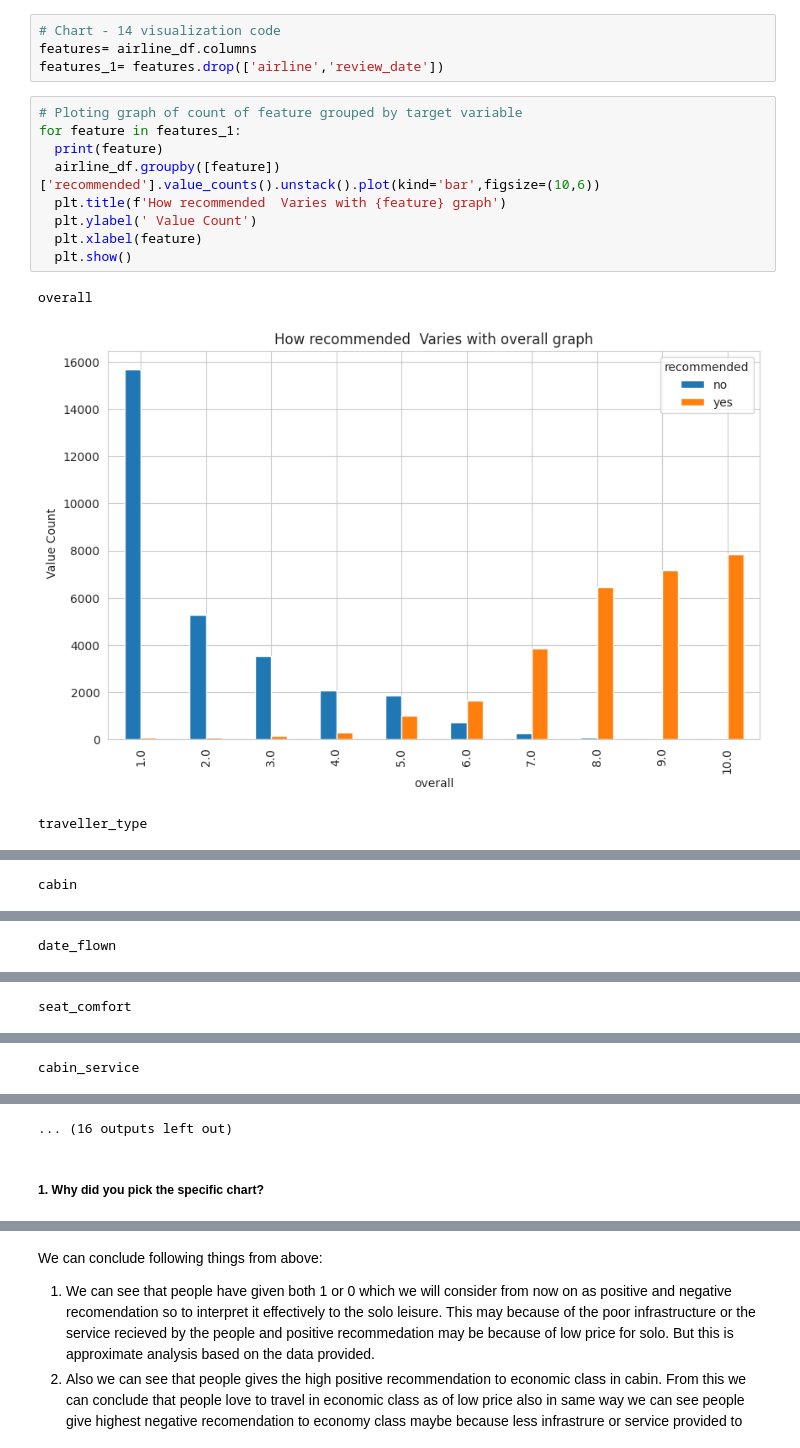
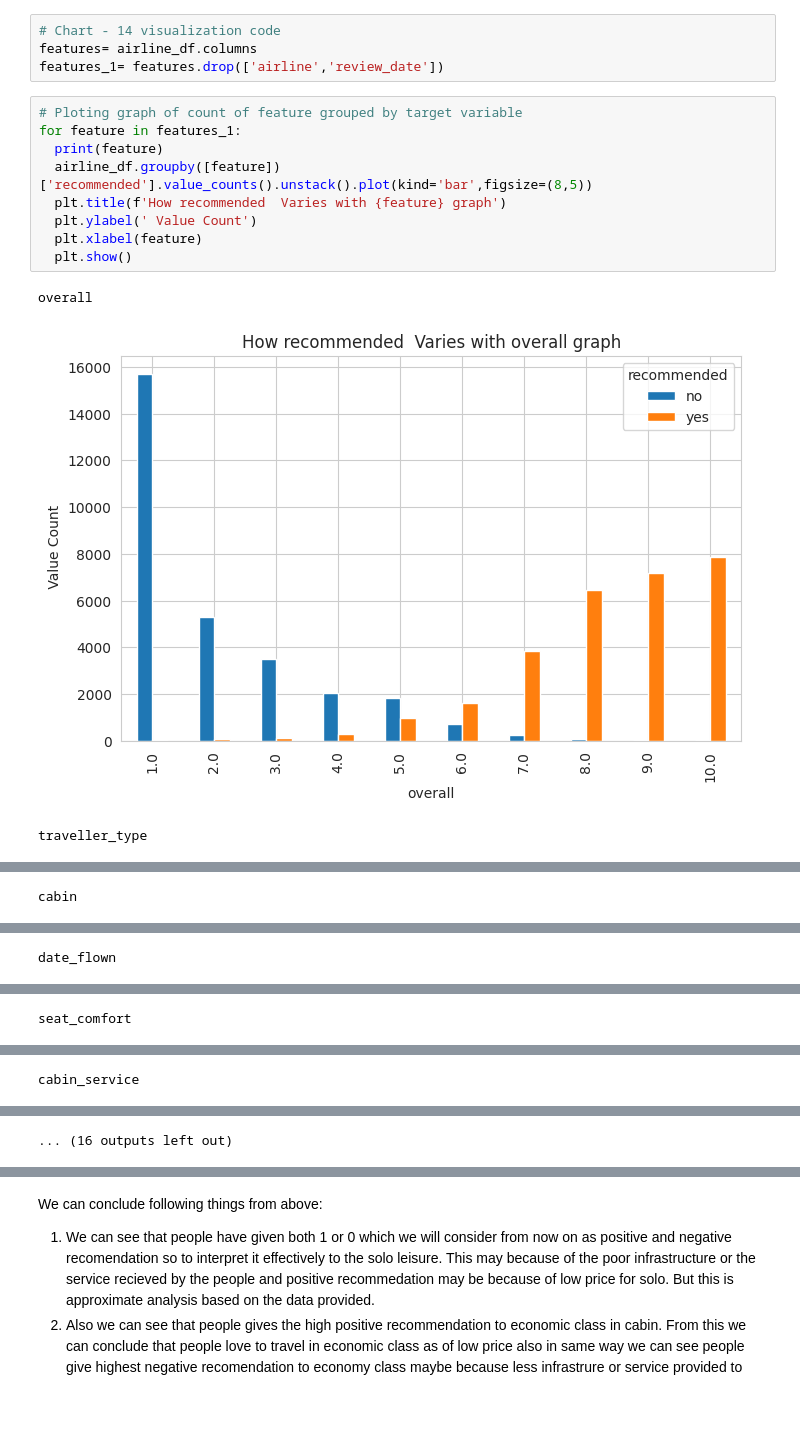
Before and after one commit to vedanttule134/Airline-Passenger-Referral-Prediction, a Jupyter notebook: Airline_Passenger_Referral_Prediction.ipynb, the cells around one changed output, grey strips where cells are left out. Saved outputs shown, nothing was run; the diff lists cells and outputs as text; blank space fills up the shorter version.

```diff
--- a/Airline_Passenger_Referral_Prediction.ipynb
+++ b/Airline_Passenger_Referral_Prediction.ipynb
@@ -643,13 +663,13 @@ features_1= features.drop(['airline','review_date'])
 # %%
 # Ploting graph of count of feature grouped by target variable
 for feature in features_1:
   print(feature)
-  airline_df.groupby([feature])['recommended'].value_counts().unstack().plot(kind='bar',figsize=(10,6))
+  airline_df.groupby([feature])['recommended'].value_counts().unstack().plot(kind='bar',figsize=(8,5))
   plt.title(f'How recommended  Varies with {feature} graph')
   plt.ylabel(' Value Count')
   plt.xlabel(feature)
   plt.show()
 # %% [output]
 overall
-[figure, old version]
+[figure, new version]
 traveller_type
@@ -665,3 +685 @@ cabin_service
 ... (16 outputs left out)
-# %% [markdown]
-##### 1. Why did you pick the specific chart?
```
Also changed, not shown: parts of 75 cells of this notebook.
